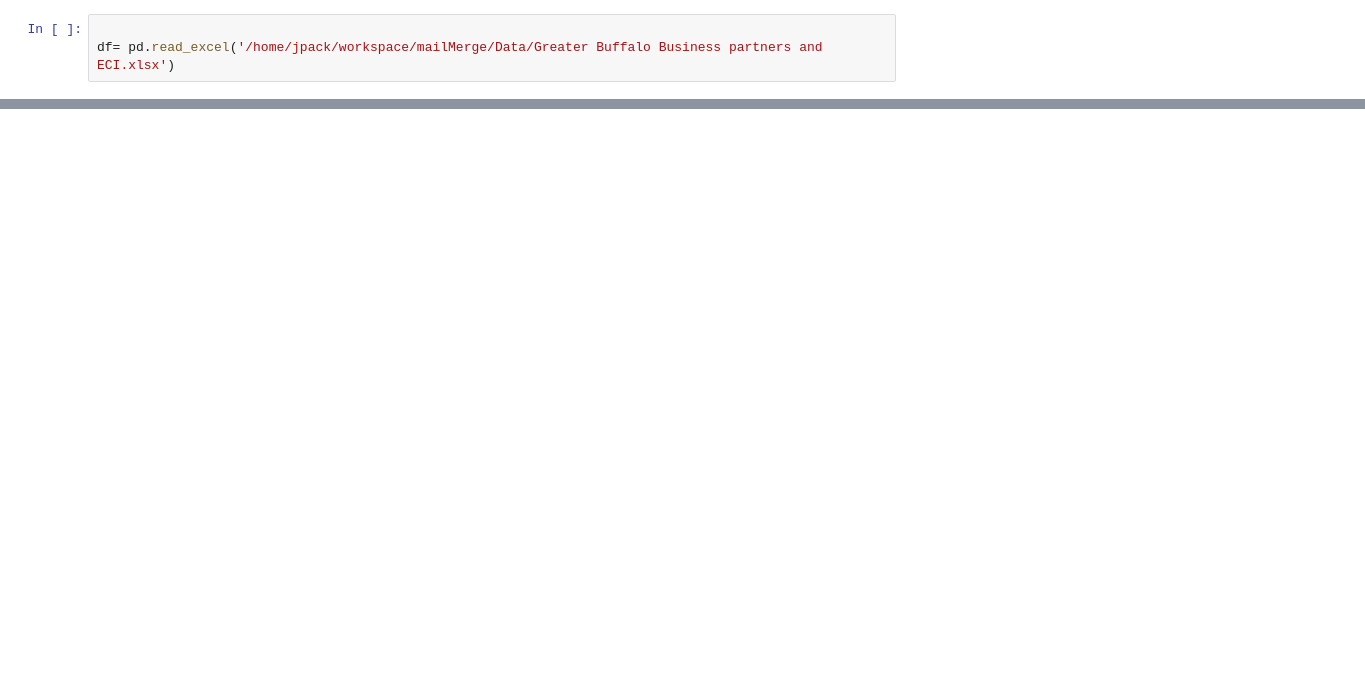
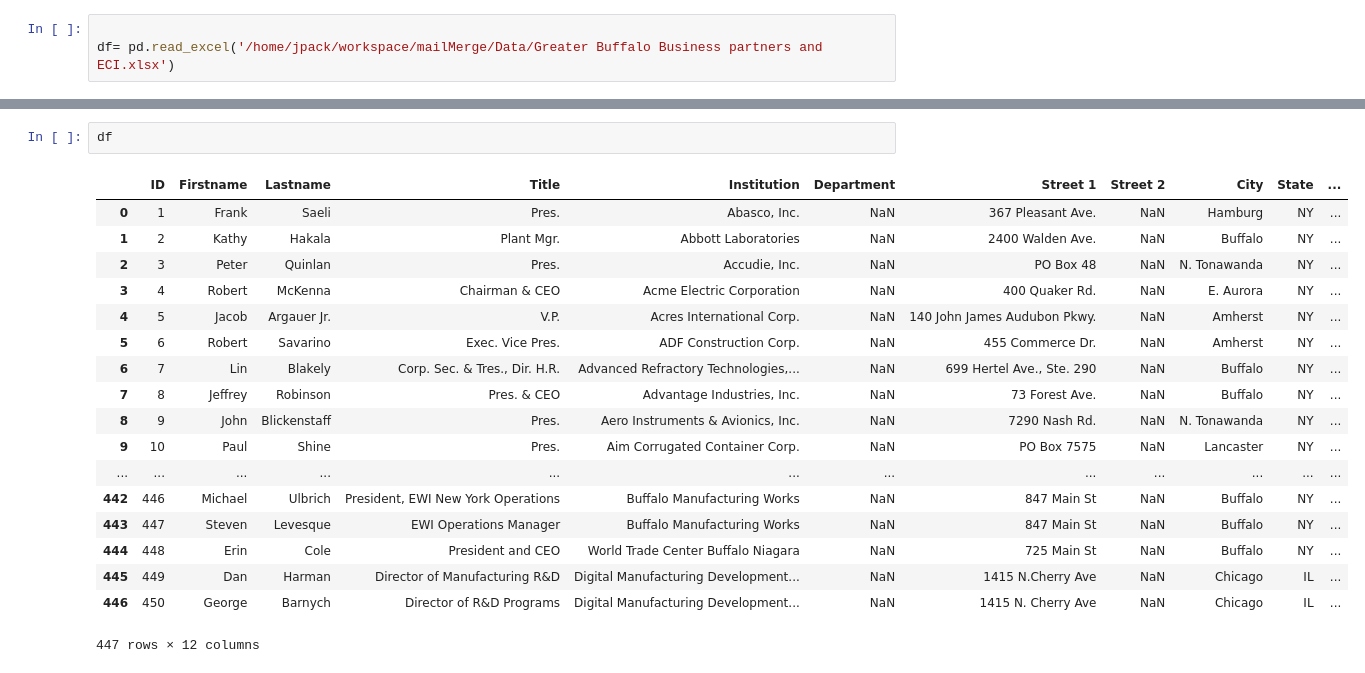
Before and after one commit to mailMerge/MailMerge, a Jupyter notebook: nameMerge.ipynb, the cells around one changed output, grey strips where cells are left out. Saved outputs shown, nothing was run; the diff lists cells and outputs as text; blank space fills up the shorter version.

```diff
--- a/nameMerge.ipynb
+++ b/nameMerge.ipynb
@@ -32,0 +57,21 @@ def nameMerge():
+# %%
+df
+# %% [output]
+|  | ID | Firstname | Lastname | Title | Institution | Department | Street 1 | Street 2 | City | State | ... |
+| 0 | 1 | Frank | Saeli | Pres. | Abasco, Inc. | NaN | 367 Pleasant Ave. | NaN | Hamburg | NY | ... |
+| 1 | 2 | Kathy | Hakala | Plant Mgr. | Abbott Laboratories | NaN | 2400 Walden Ave. | NaN | Buffalo | NY | ... |
+| 2 | 3 | Peter | Quinlan | Pres. | Accudie, Inc. | NaN | PO Box 48 | NaN | N. Tonawanda | NY | ... |
+| 3 | 4 | Robert | McKenna | Chairman & CEO | Acme Electric Corporation | NaN | 400 Quaker Rd. | NaN | E. Aurora | NY | ... |
+| 4 | 5 | Jacob | Argauer Jr. | V.P. | Acres International Corp. | NaN | 140 John James Audubon Pkwy. | NaN | Amherst | NY | ... |
+| 5 | 6 | Robert | Savarino | Exec. Vice Pres. | ADF Construction Corp. | NaN | 455 Commerce Dr. | NaN | Amherst | NY | ... |
+| 6 | 7 | Lin | Blakely | Corp. Sec. & Tres., Dir. H.R. | Advanced Refractory Technologies,... | NaN | 699 Hertel Ave., Ste. 290 | NaN | Buffalo | NY | ... |
+| 7 | 8 | Jeffrey | Robinson | Pres. & CEO | Advantage Industries, Inc. | NaN | 73 Forest Ave. | NaN | Buffalo | NY | ... |
+| 8 | 9 | John | Blickenstaff | Pres. | Aero Instruments & Avionics, Inc. | NaN | 7290 Nash Rd. | NaN | N. Tonawanda | NY | ... |
+| 9 | 10 | Paul | Shine | Pres. | Aim Corrugated Container Corp. | NaN | PO Box 7575 | NaN | Lancaster | NY | ... |
+| ... | ... | ... | ... | ... | ... | ... | ... | ... | ... | ... | ... |
+| 442 | 446 | Michael | Ulbrich | President, EWI New York Operations | Buffalo Manufacturing Works | NaN | 847 Main St | NaN | Buffalo | NY | ... |
+| 443 | 447 | Steven | Levesque | EWI Operations Manager | Buffalo Manufacturing Works | NaN | 847 Main St | NaN | Buffalo | NY | ... |
+| 444 | 448 | Erin | Cole | President and CEO | World Trade Center Buffalo Niagara | NaN | 725 Main St | NaN | Buffalo | NY | ... |
+| 445 | 449 | Dan | Harman | Director of Manufacturing R&D | Digital Manufacturing Development... | NaN | 1415 N.Cherry Ave | NaN | Chicago | IL | ... |
+| 446 | 450 | George | Barnych | Director of R&D Programs | Digital Manufacturing Development... | NaN | 1415 N. Cherry Ave | NaN | Chicago | IL | ... |
+447 rows × 12 columns
```
Also changed, not shown: parts of 6 cells of this notebook.
